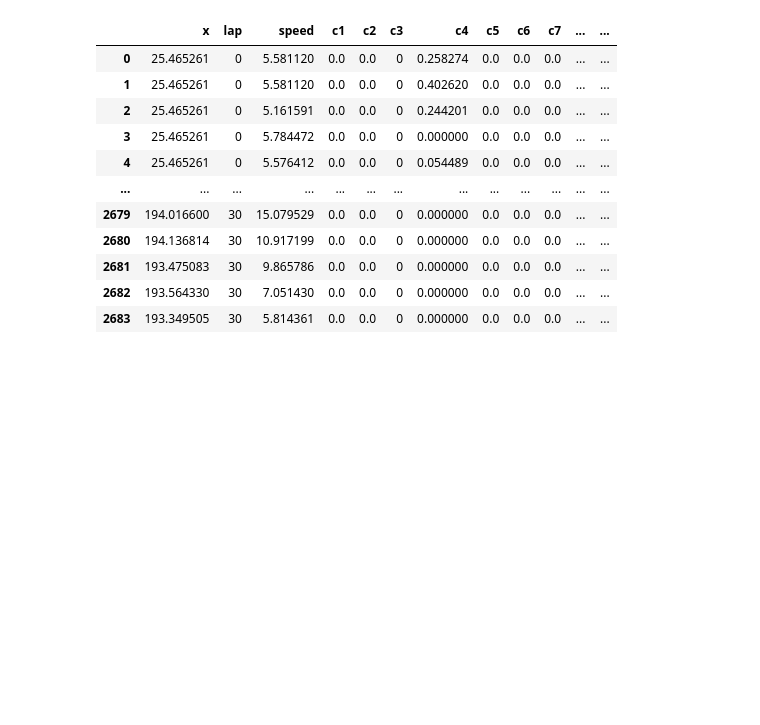
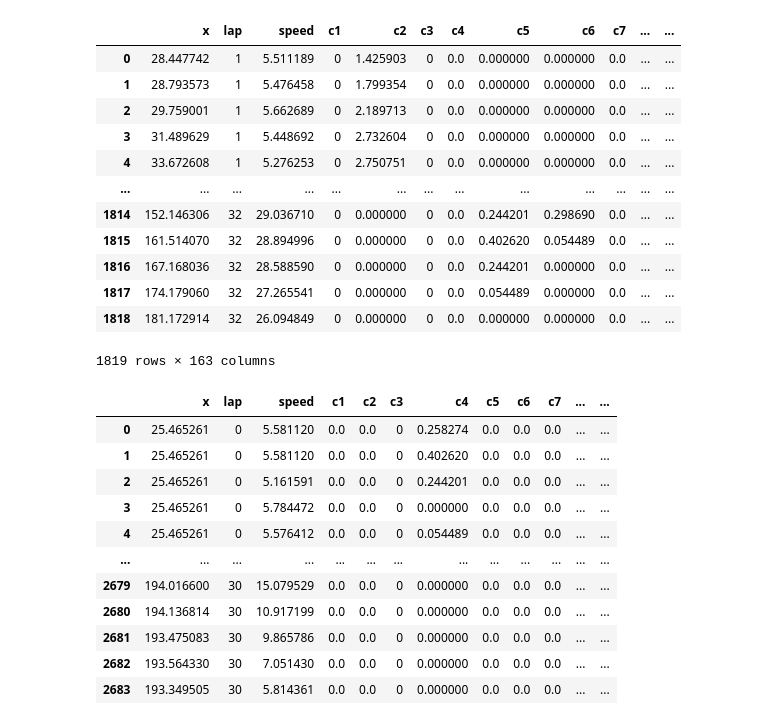
Before and after one commit to bendor-lab/Representational_drift_and_replay_analysis, a Jupyter notebook: Dimension Reduction/UMAP/Yang_pipeline.ipynb, the cells around one changed output. Drawn from its saved outputs; the diff is of its cells as text; code cells hidden in the pictures; blank space fills up the shorter version.

```diff
--- a/Dimension Reduction/UMAP/Yang_pipeline.ipynb
+++ b/Dimension Reduction/UMAP/Yang_pipeline.ipynb
@@ -7,6 +7,22 @@ import plotly.express as px
 import numpy as np
 # %%
 d = pd.read_csv(r"neuralData_MBLU-8.csv")
+# %%
+d
+# %% [output]
+|  | x | lap | speed | c1 | c2 | c3 | c4 | c5 | c6 | c7 | ... | ... |
+| 0 | 28.447742 | 1 | 5.511189 | 0 | 1.425903 | 0 | 0.0 | 0.000000 | 0.000000 | 0.0 | ... | ... |
+| 1 | 28.793573 | 1 | 5.476458 | 0 | 1.799354 | 0 | 0.0 | 0.000000 | 0.000000 | 0.0 | ... | ... |
+| 2 | 29.759001 | 1 | 5.662689 | 0 | 2.189713 | 0 | 0.0 | 0.000000 | 0.000000 | 0.0 | ... | ... |
+| 3 | 31.489629 | 1 | 5.448692 | 0 | 2.732604 | 0 | 0.0 | 0.000000 | 0.000000 | 0.0 | ... | ... |
+| 4 | 33.672608 | 1 | 5.276253 | 0 | 2.750751 | 0 | 0.0 | 0.000000 | 0.000000 | 0.0 | ... | ... |
+| ... | ... | ... | ... | ... | ... | ... | ... | ... | ... | ... | ... | ... |
+| 1814 | 152.146306 | 32 | 29.036710 | 0 | 0.000000 | 0 | 0.0 | 0.244201 | 0.298690 | 0.0 | ... | ... |
+| 1815 | 161.514070 | 32 | 28.894996 | 0 | 0.000000 | 0 | 0.0 | 0.402620 | 0.054489 | 0.0 | ... | ... |
+| 1816 | 167.168036 | 32 | 28.588590 | 0 | 0.000000 | 0 | 0.0 | 0.244201 | 0.000000 | 0.0 | ... | ... |
+| 1817 | 174.179060 | 32 | 27.265541 | 0 | 0.000000 | 0 | 0.0 | 0.054489 | 0.000000 | 0.0 | ... | ... |
+| 1818 | 181.172914 | 32 | 26.094849 | 0 | 0.000000 | 0 | 0.0 | 0.000000 | 0.000000 | 0.0 | ... | ... |
+1819 rows × 163 columns
 # %%
 data = d.dropna()
 allGoodCol = data.columns
```
Also changed, not shown: 2 other files.
